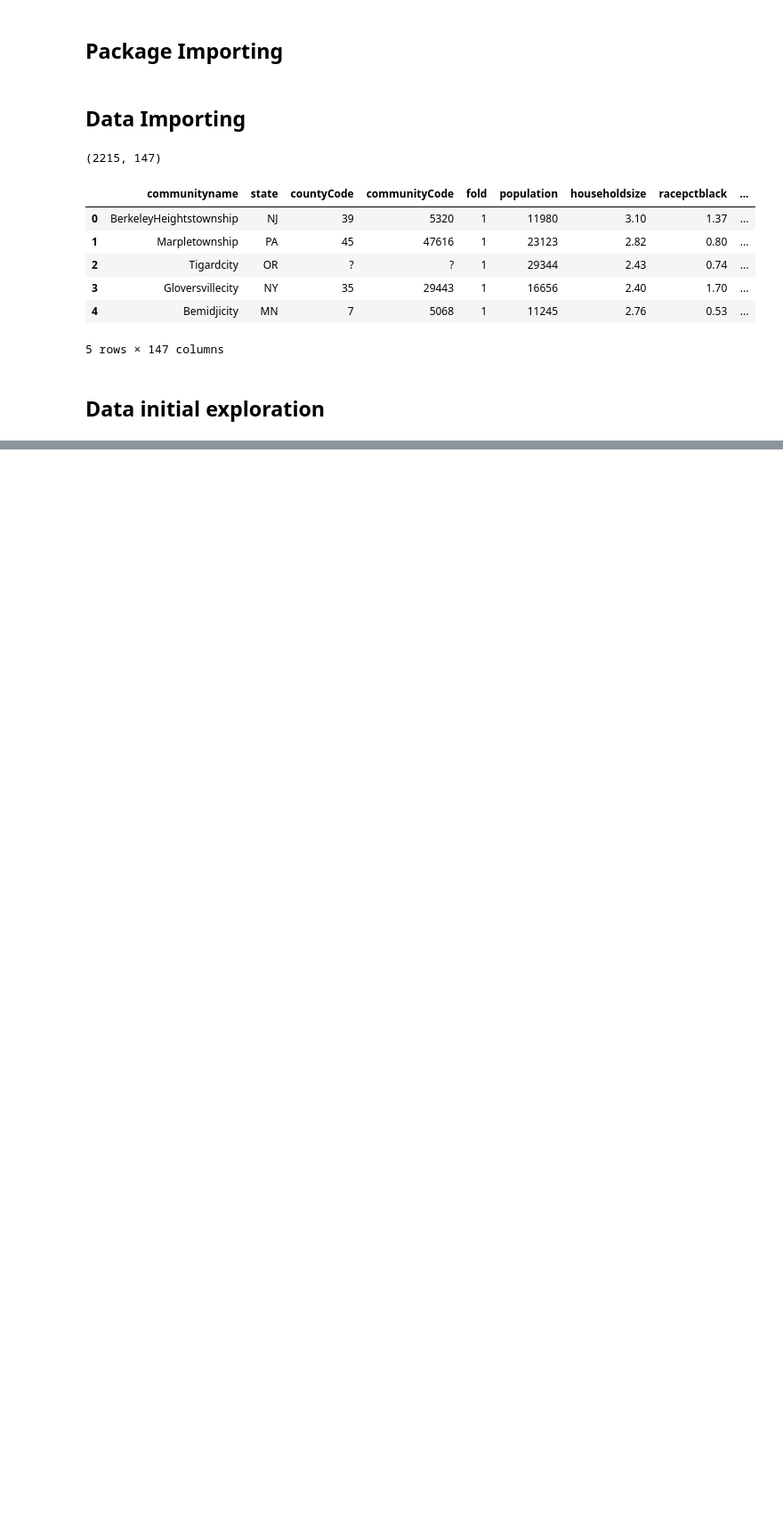
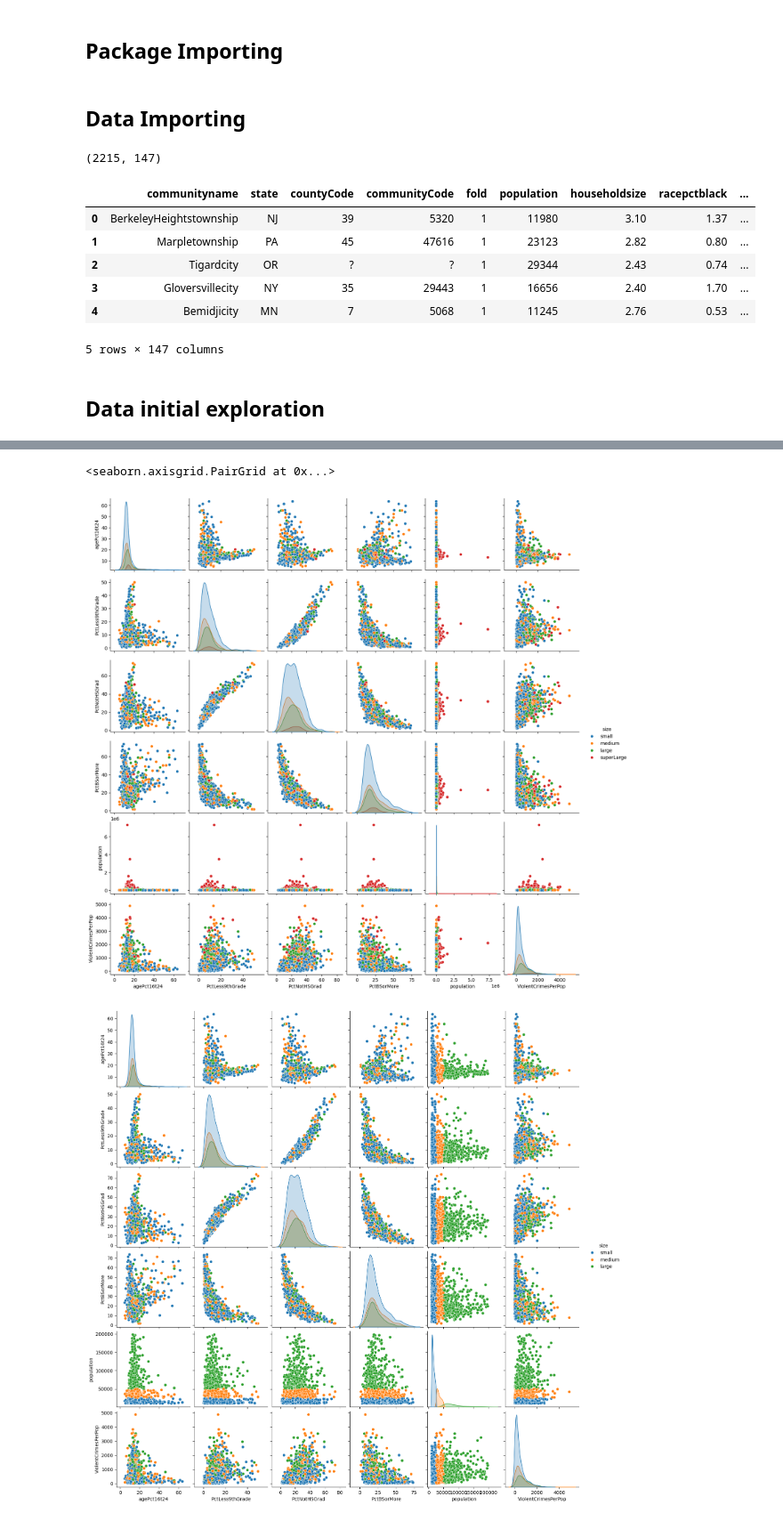
Before and after one commit to FrancoA325/PredictiveG24, a Jupyter notebook: Exploration.ipynb, the cells around one changed output, grey strips where cells are left out. Shown at 89% size. Saved outputs shown, nothing was run; the diff lists cells and outputs as text; code cells hidden in the pictures; blank space fills up the shorter version.

```diff
--- a/Exploration.ipynb
+++ b/Exploration.ipynb
@@ -284,0 +96,10 @@ crime_clean_set.to_csv('crime_clean_set.csv', index=False)
+# %%
+columns = ['agePct16t24', 'PctLess9thGrade', 'PctNotHSGrad', 'PctBSorMore', 'population', 'ViolentCrimesPerPop', 'size']
+sns.pairplot(crime_in[columns], hue= 'size')
+
+crime_in_less = crime_in[crime_in['population'] < 200000]
+sns.pairplot(crime_in_less[columns], hue= 'size')
+# %% [output]
+<seaborn.axisgrid.PairGrid at 0x...>
+[figure, added]
+[figure, added]
```
Also changed, not shown: parts of 36 cells of this notebook, 1 other file.
